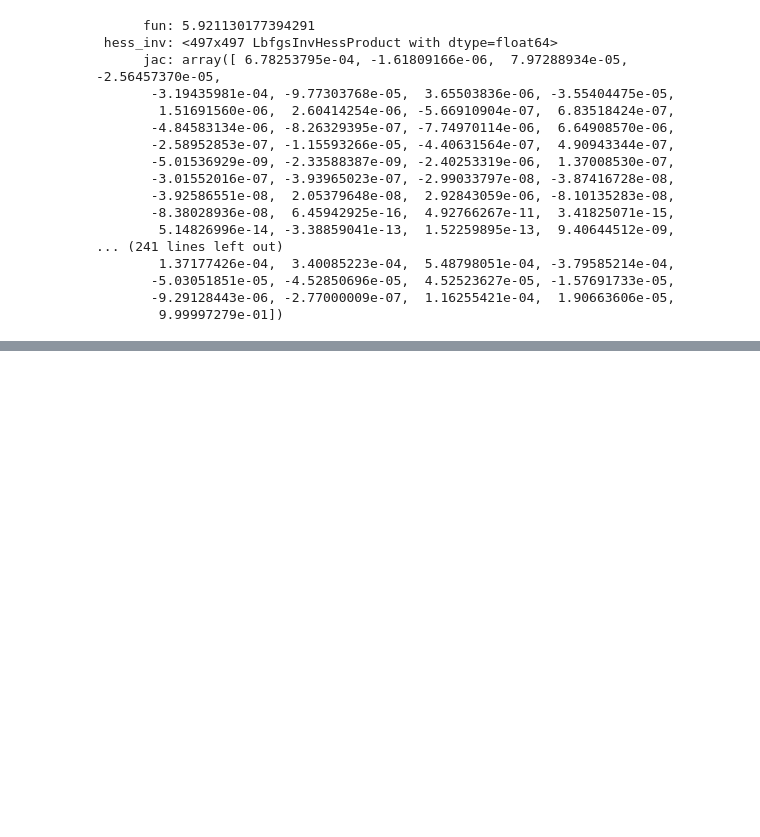
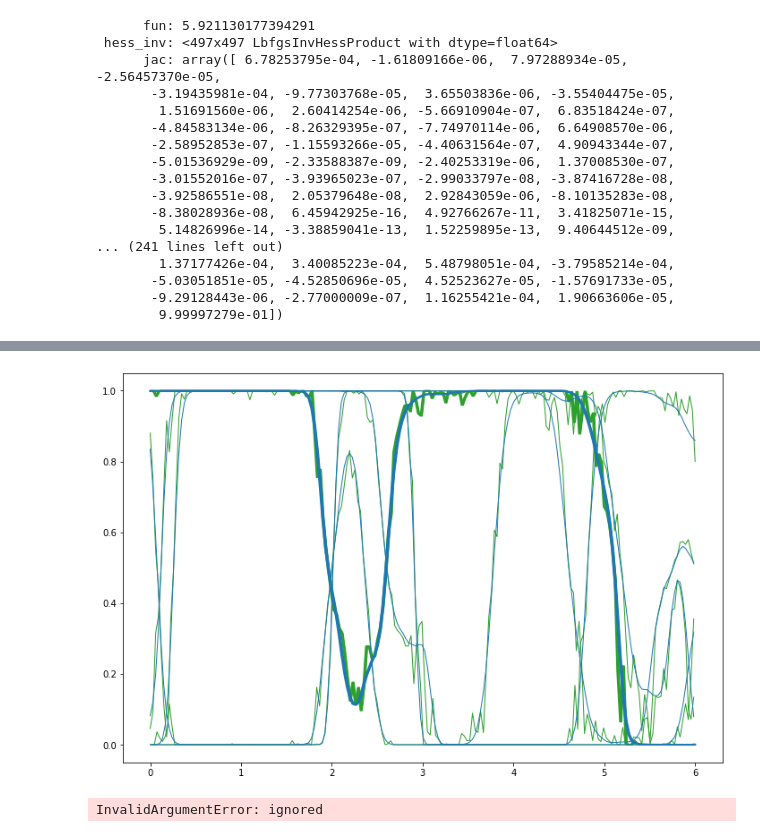
Before and after one commit to RoetGer/generalized-t-process-regression, a Jupyter notebook: gen_t_process.ipynb, the cells around one changed output, grey strips where cells are left out. Saved outputs shown, nothing was run; the diff lists cells and outputs as text; code cells hidden in the pictures; blank space fills up the shorter version.

```diff
--- a/gen_t_process.ipynb
+++ b/gen_t_process.ipynb
@@ -139,0 +212,17 @@ opt.minimize(m.training_loss, variables=m.trainable_variables)
+# %%
+def invlink(f):
+    # By default, standard normal CDF is used as link function, but
+    # any other function can be used as well, just set invlink argument
+    # of Bernoulli()
+    return gpflow.likelihoods.Bernoulli().invlink(f).numpy()
+
+
+p_grid = invlink(t_samples)
+plt.plot(x_grid, p_grid, "C2", linewidth=1)
+_ = plt.plot(x_grid, p_grid[:, 1], "C2", linewidth=2)
+
+p_grid = invlink(f_grid)
+plt.plot(x_grid, p_grid, "C0", linewidth=1)
+_ = plt.plot(x_grid, p_grid[:, 1], "C0", linewidth=2)
+# %% [output]
+[figure, added]
@@ -139,0 +231,4 @@ opt.minimize(m.training_loss, variables=m.trainable_variables)
+# %%
+tf.multiply(scaler, x_grid)
+# %% [output]
+InvalidArgumentError: ignored
```
Also changed, not shown: parts of 10 cells of this notebook.
